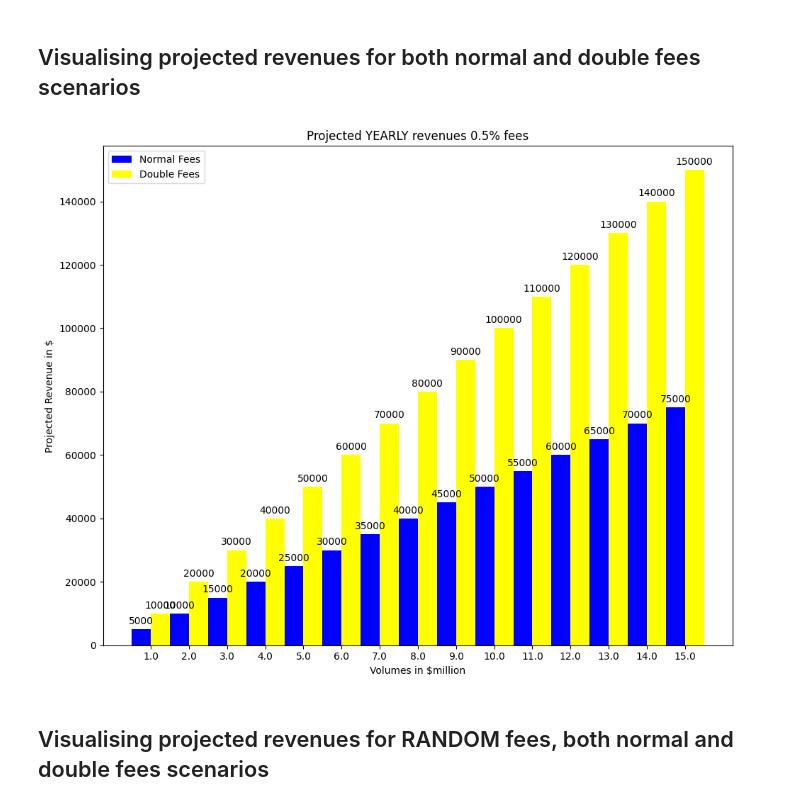
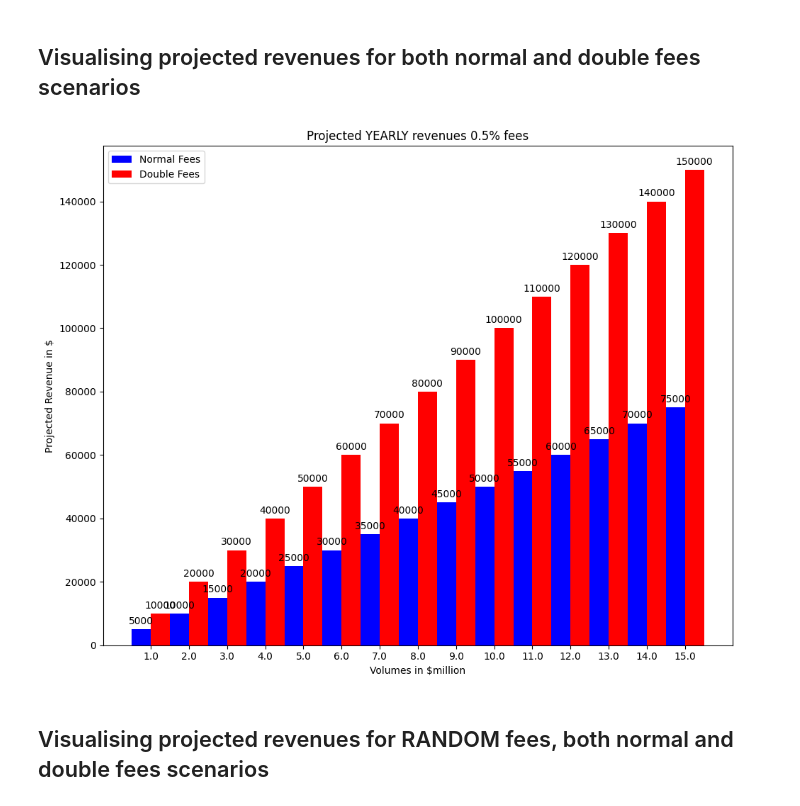
Before and after one commit to Badger-Finance/badger-influence-analytics, a Jupyter notebook: notebooks/ebtc_research/fees_research.ipynb, the cells around one changed output. Saved outputs shown, nothing was run; the diff lists cells and outputs as text; code cells hidden in the pictures.

```diff
--- a/notebooks/ebtc_research/fees_research.ipynb
+++ b/notebooks/ebtc_research/fees_research.ipynb
@@ -71,32 +71,32 @@ display(dataframe)
 # %%
 revenues = [int(item[1]) for item in min_fee_revenues]
 revenues_double_fees = [int(item[1]) for item in min_fee_revenues_double]
 volume_labels = list(map(lambda i: i / 1000000, volumes))
 
 x = np.arange(len(volume_labels))  # the label locations
 width = 0.5  # the width of the bars
 
 fig, ax = plt.subplots()
 fig.set_figheight(8)
 fig.set_figwidth(10)
 rects1 = ax.bar(x - width/2, revenues, width, label='Normal Fees', color="blue")
-rects2 = ax.bar(x + width/2, revenues_double_fees, width, label='Double Fees', color="yellow")
+rects2 = ax.bar(x + width/2, revenues_double_fees, width, label='Double Fees', color="red")
 
 # Add some text for labels, title and custom x-axis tick labels, etc.
 ax.set_ylabel('Projected Revenue in $')
 ax.set_xlabel('Volumes in $million')
 ax.set_title('Projected YEARLY revenues 0.5% fees')
 ax.set_xticks(x, volume_labels)
 ax.legend()
 
 ax.bar_label(rects1, padding=3)
 ax.bar_label(rects2, padding=3)
 
 fig.tight_layout()
 
 plt.show()
 # %% [output]
-[figure, old version]
+[figure, new version]
 # %% [markdown]
 ## Visualising projected revenues for RANDOM fees, both normal and double fees scenarios
 # %%
```
Also changed, not shown: parts of 2 cells of this notebook, 1 other file.
